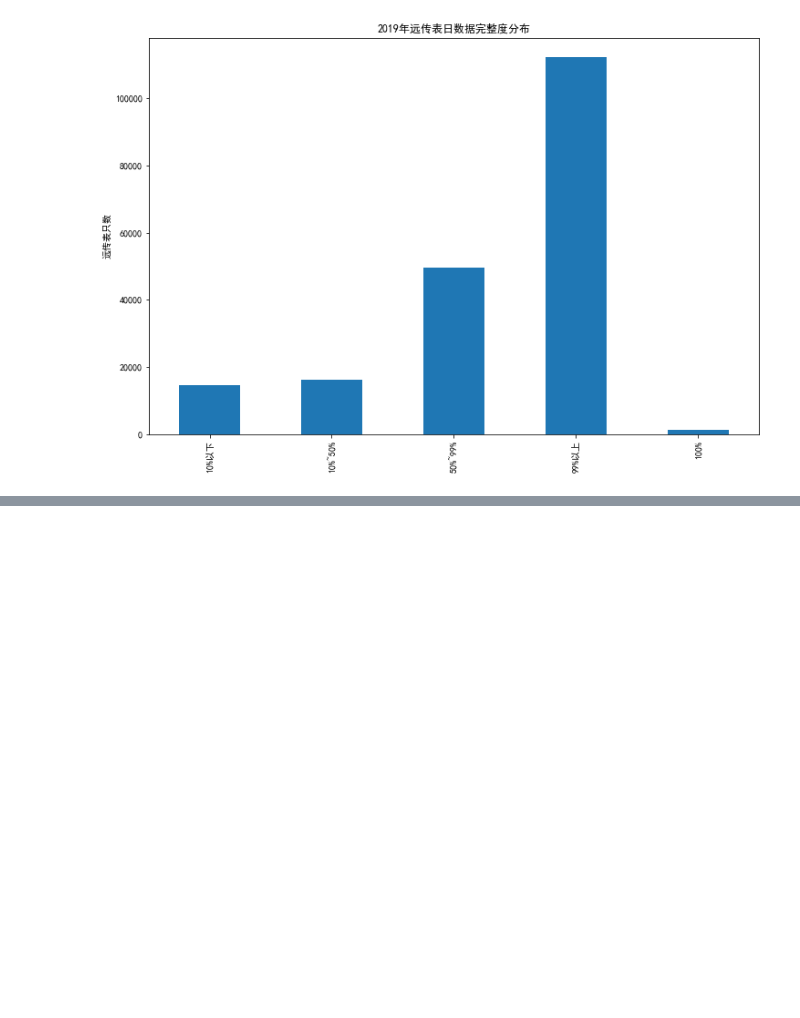
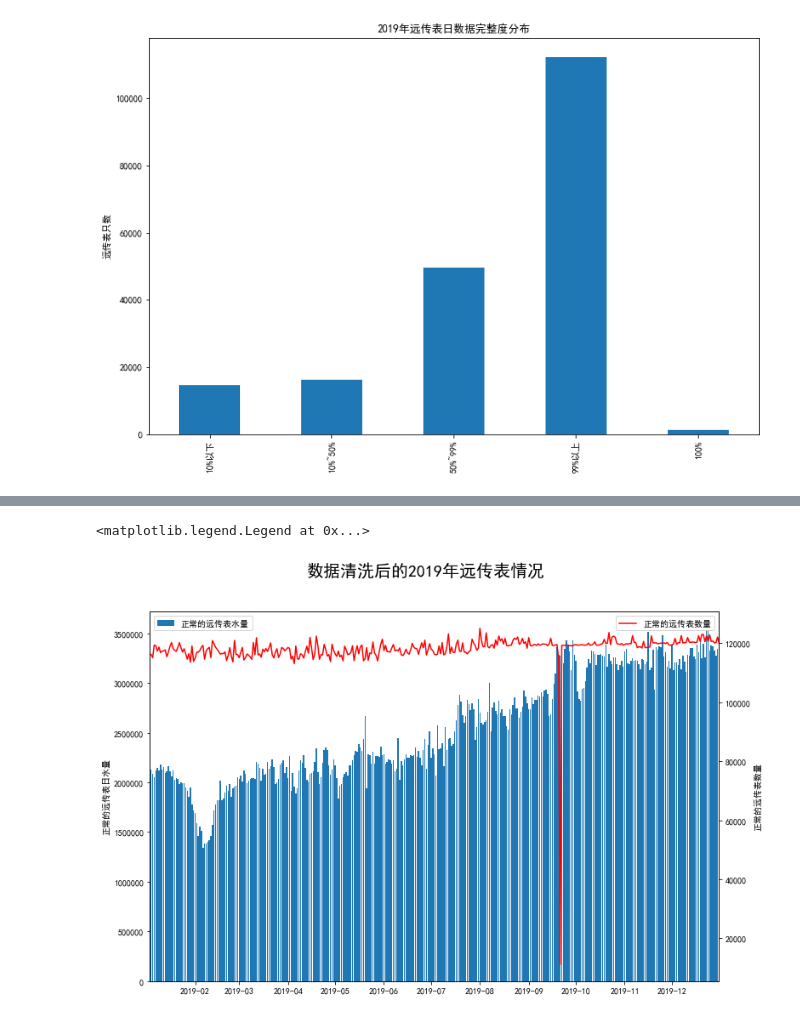
Before and after one commit to jayaston/mypyworks, a Jupyter notebook: 远传水表描述性分析.ipynb, the cells around one changed output, grey strips where cells are left out. Cells and saved outputs as stored; diff of their text form; code cells hidden in the pictures; blank space fills up the shorter version.

```diff
--- a/远传水表描述性分析.ipynb
+++ b/远传水表描述性分析.ipynb
@@ -568,0 +571,8 @@ Text(0, 0.5, '远传表只数')
+# %%
+meter = pd.read_excel(
+    'E:/专题工作（重要）/公司级大数据系统资料/战略与大数据分析系统项目/远传表数据治理/数据清洗后的远传水表日水量.xlsx',
+    index_col=0
+    )
+meter['日期']=pd.to_datetime(meter['日期'])
+# %%
+meter.set_index('日期')
@@ -568,0 +594,16 @@ Text(0, 0.5, '远传表只数')
+# %%
+# 画图
+fig, ax1 = plt.subplots(figsize = (12, 8))
+fig.suptitle("数据清洗后的2019年远传表情况",fontsize=20)
+ax1.bar(meter['日期'],meter['正常的远传表日水量'],label='正常的远传表水量')
+ax1.set_ylabel('正常的远传表日水量')
+plt.xlim('2019-1-3','2019-12-31')
+plt.legend(loc='upper left')
+# 右轴
+ax2 = ax1.twinx()
+ax2.plot(meter.sort_values('日期')['日期'],meter.sort_values('日期')['正常远传表数量'],c='r',label='正常的远传表数量')
+ax2.set_ylabel('正常的远传表数量')
+plt.legend(loc='upper right')
+# %% [output]
+<matplotlib.legend.Legend at 0x...>
+[figure, added]
```
Also changed, not shown: parts of 2 cells of this notebook, 3 other files.
